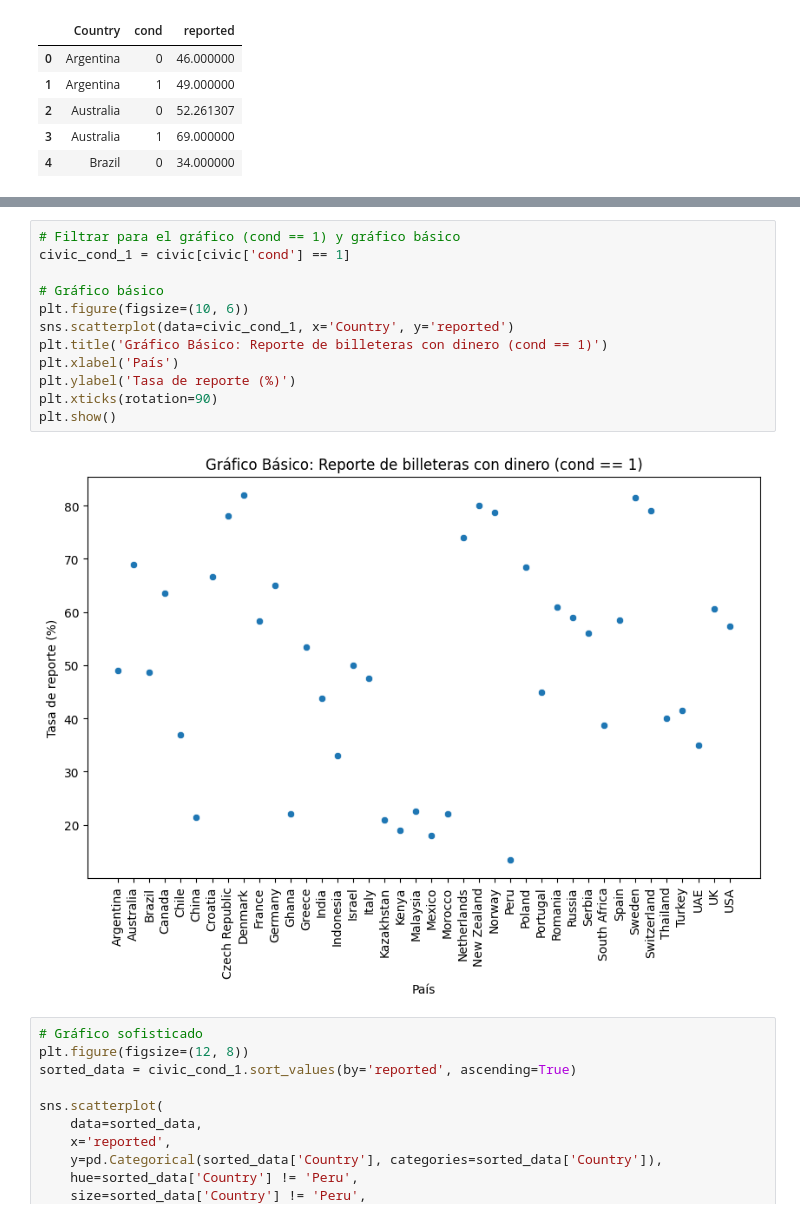
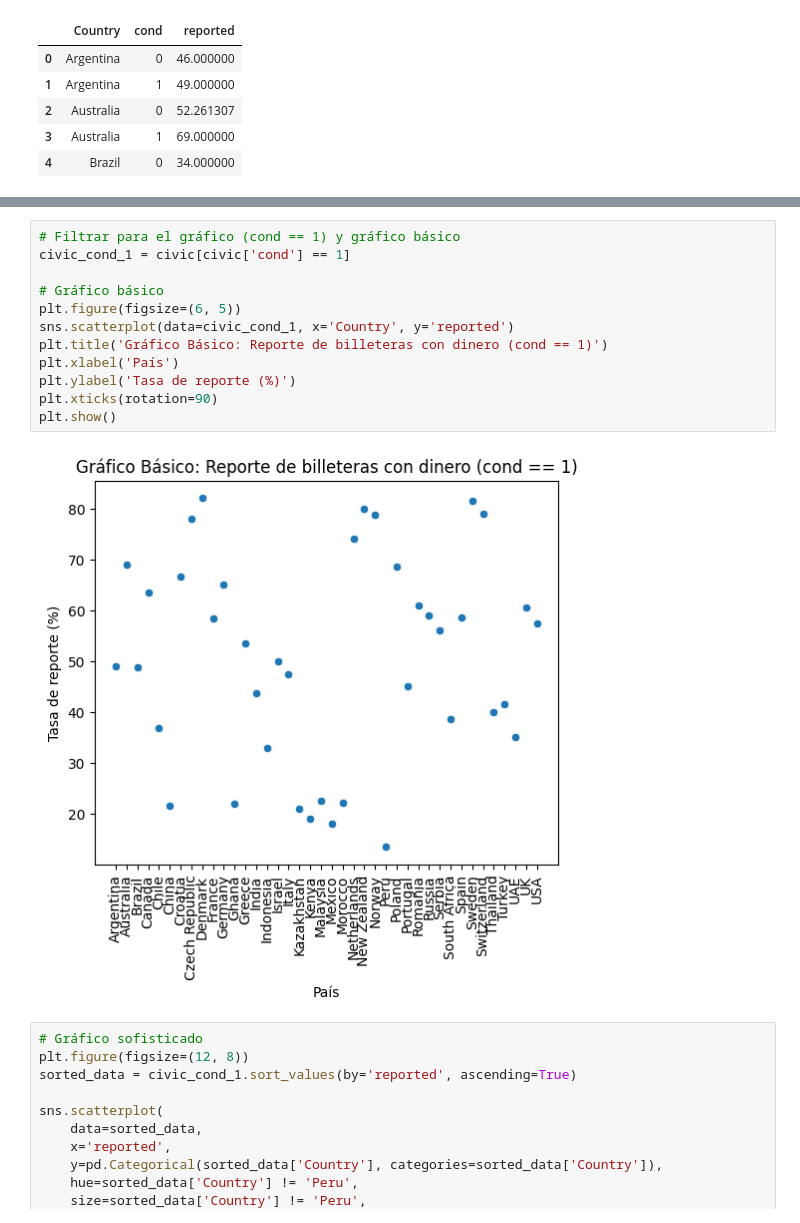
Before and after one commit to qlab-intro-python/ccss-gp-2024, a Jupyter notebook: 5. Visualización de datos/05_DataViz.ipynb, the cells around one changed output, grey strips where cells are left out. Cells and saved outputs as stored; diff of their text form.

```diff
--- a/5. Visualización de datos/05_DataViz.ipynb
+++ b/5. Visualización de datos/05_DataViz.ipynb
@@ -146,17 +349,17 @@ civic.head()
 # %%
 # Filtrar para el gráfico (cond == 1) y gráfico básico
 civic_cond_1 = civic[civic['cond'] == 1]
 
 # Gráfico básico
-plt.figure(figsize=(10, 6))
+plt.figure(figsize=(6, 5))
 sns.scatterplot(data=civic_cond_1, x='Country', y='reported')
 plt.title('Gráfico Básico: Reporte de billeteras con dinero (cond == 1)')
 plt.xlabel('País')
 plt.ylabel('Tasa de reporte (%)')
 plt.xticks(rotation=90)
 plt.show()
 # %% [output]
-[figure, old version]
+[figure, new version]
 # %%
 # Gráfico sofisticado
 plt.figure(figsize=(12, 8))
```
Also changed, not shown: parts of 22 cells of this notebook, 2 other files.
